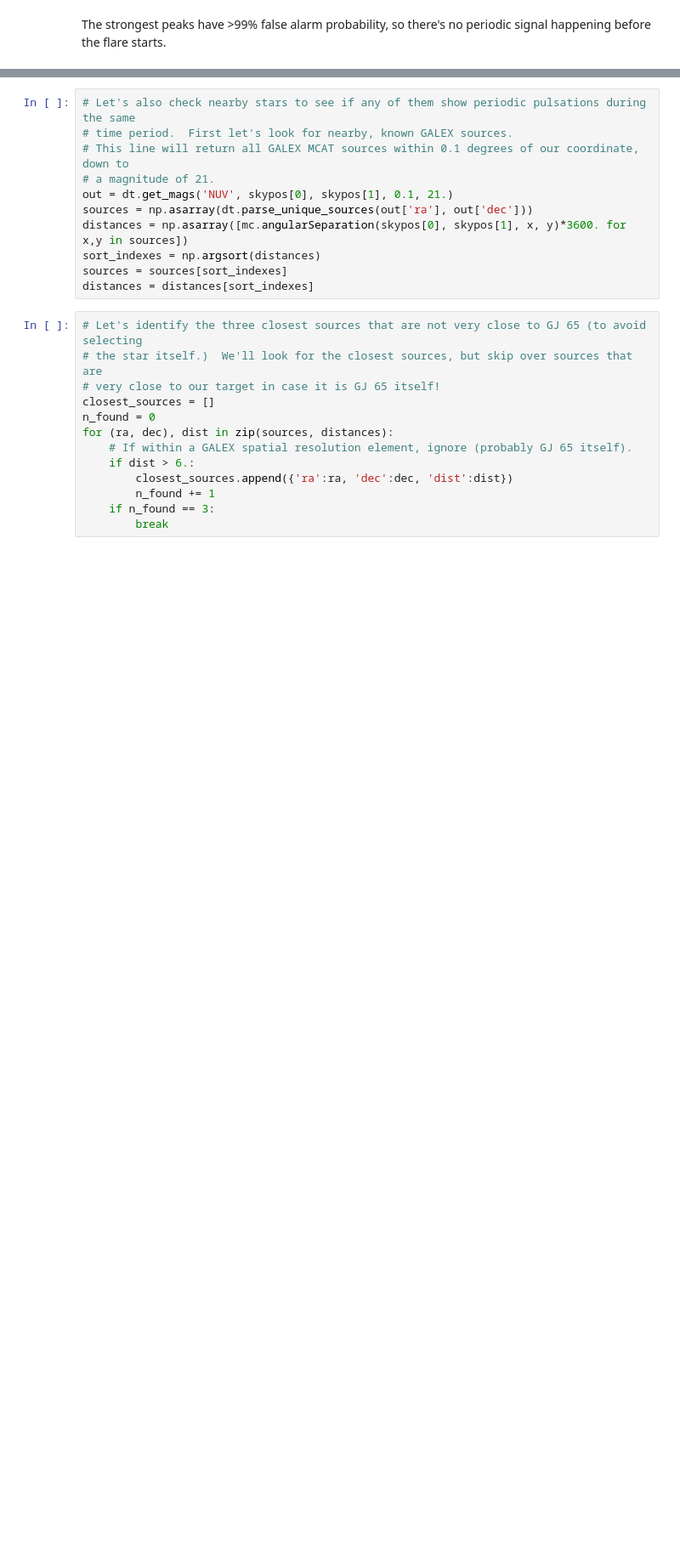
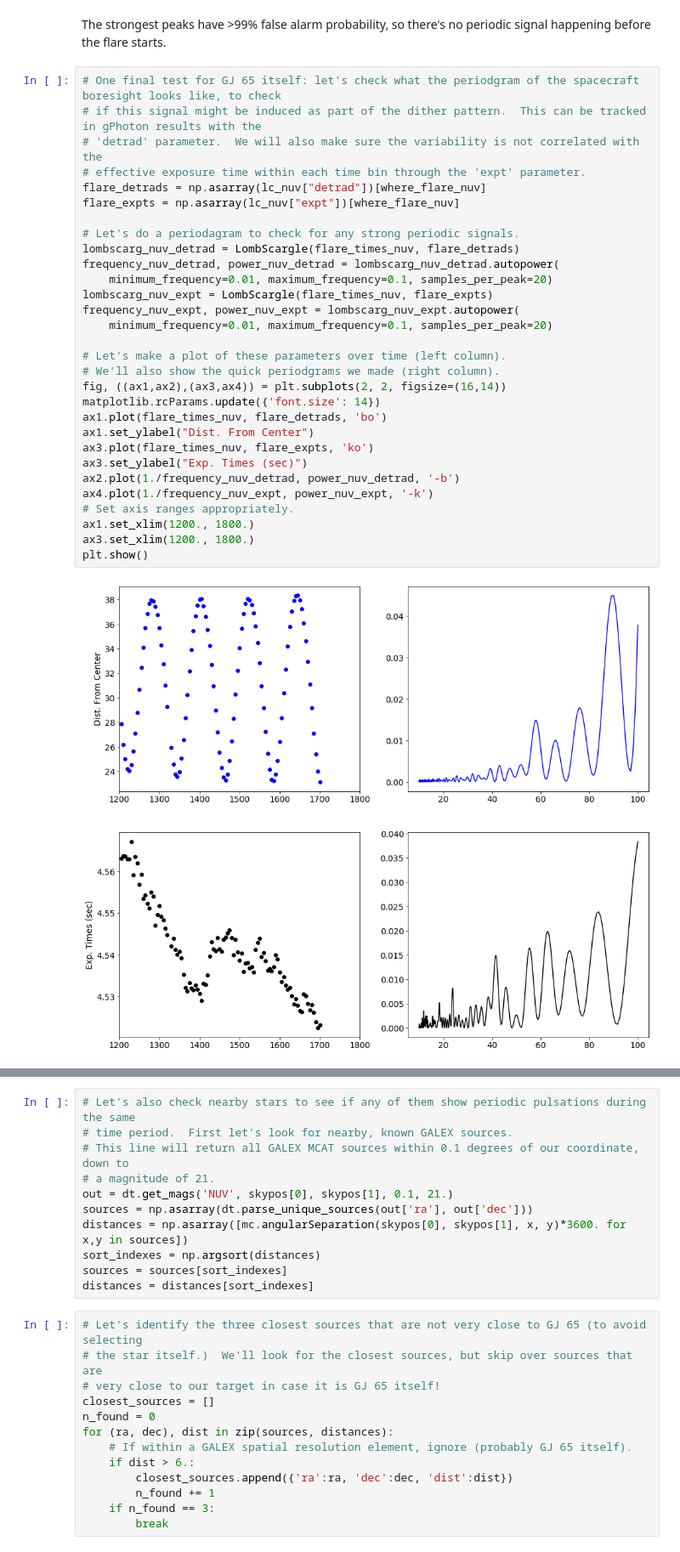
Before and after one commit to MillionConcepts/gfcat_gj65, a Jupyter notebook: src/uvceti/06-qpp_analysis.ipynb, the cells around one changed output, grey strips where cells are left out. Shown at 85% size. Saved outputs shown, nothing was run; the diff lists cells and outputs as text; blank space fills up the shorter version.

Commit message:
added exptime and detrad power spectra, fixed overwrite bug

```diff
--- a/src/uvceti/06-qpp_analysis.ipynb
+++ b/src/uvceti/06-qpp_analysis.ipynb
@@ -191,2 +177,34 @@ plt.show()
 # %% [markdown]
 The strongest peaks have >99% false alarm probability, so there's no periodic signal happening before the flare starts.
+# %%
+# One final test for GJ 65 itself: let's check what the periodgram of the spacecraft boresight looks like, to check
+# if this signal might be induced as part of the dither pattern.  This can be tracked in gPhoton results with the
+# 'detrad' parameter.  We will also make sure the variability is not correlated with the
+# effective exposure time within each time bin through the 'expt' parameter.
+flare_detrads = np.asarray(lc_nuv["detrad"])[where_flare_nuv]
+flare_expts = np.asarray(lc_nuv["expt"])[where_flare_nuv]
+
+# Let's do a periodagram to check for any strong periodic signals.
+lombscarg_nuv_detrad = LombScargle(flare_times_nuv, flare_detrads)
+frequency_nuv_detrad, power_nuv_detrad = lombscarg_nuv_detrad.autopower(
+    minimum_frequency=0.01, maximum_frequency=0.1, samples_per_peak=20)
+lombscarg_nuv_expt = LombScargle(flare_times_nuv, flare_expts)
+frequency_nuv_expt, power_nuv_expt = lombscarg_nuv_expt.autopower(
+    minimum_frequency=0.01, maximum_frequency=0.1, samples_per_peak=20)
+
+# Let's make a plot of these parameters over time (left column).
+# We'll also show the quick periodgrams we made (right column).
+fig, ((ax1,ax2),(ax3,ax4)) = plt.subplots(2, 2, figsize=(16,14))
+matplotlib.rcParams.update({'font.size': 14})
+ax1.plot(flare_times_nuv, flare_detrads, 'bo')
+ax1.set_ylabel("Dist. From Center")
+ax3.plot(flare_times_nuv, flare_expts, 'ko')
+ax3.set_ylabel("Exp. Times (sec)")
+ax2.plot(1./frequency_nuv_detrad, power_nuv_detrad, '-b')
+ax4.plot(1./frequency_nuv_expt, power_nuv_expt, '-k')
+# Set axis ranges appropriately.
+ax1.set_xlim(1200., 1800.)
+ax3.set_xlim(1200., 1800.)
+plt.show()
+# %% [output]
+[figure, added]
```
Also changed, not shown: parts of 18 cells of this notebook, 1 other file.
